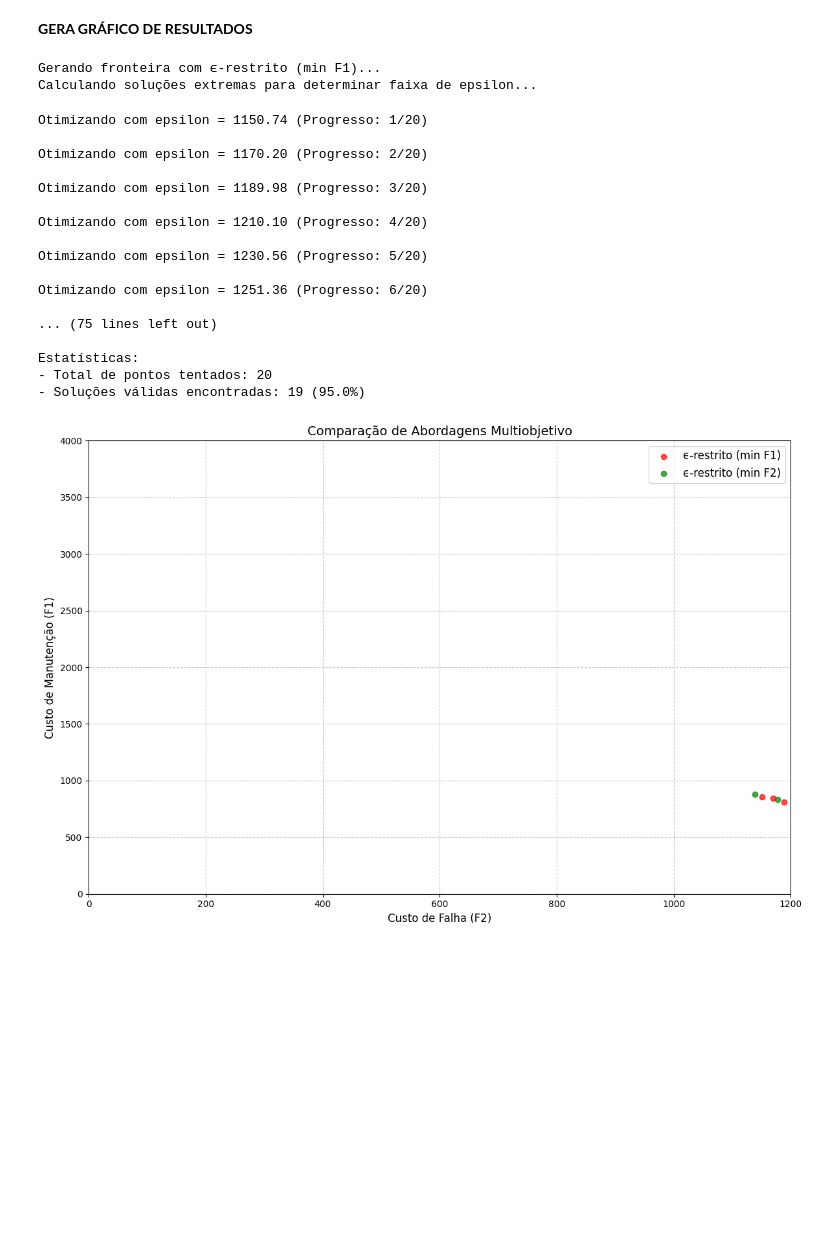
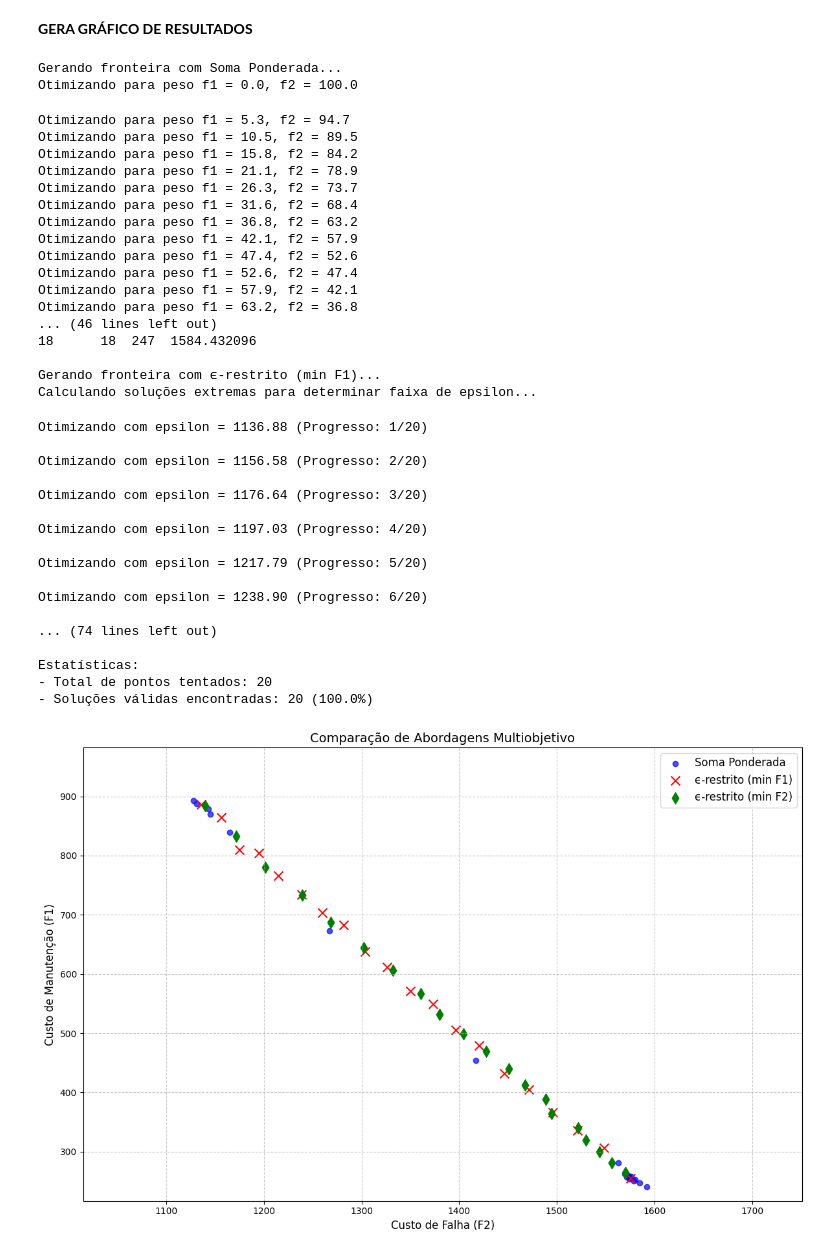
Before and after one commit to Rafioio/Trabalho-TD2, a Jupyter notebook: Td.ipynb, the cells around one changed output. Saved outputs shown, nothing was run; the diff lists cells and outputs as text; code cells hidden in the pictures; blank space fills up the shorter version.

```diff
--- a/Td.ipynb
+++ b/Td.ipynb
@@ -502,8 +502,8 @@ def gerar_fronteira_soma(dados, num_pontos=20, max_iteracoes=100):
 # Função para plotar resultados comparativos
 def plotar_resultados_comparativos(dados, num_pontos=20, max_iteracoes=100):
     # Gerar fronteiras com diferentes abordagens
-    # print("\nGerando fronteira com Soma Ponderada...")
-    #f1_pw, f2_pw = gerar_fronteira_pareto(dados, num_pontos, max_iteracoes)
+    print("\nGerando fronteira com Soma Ponderada...")
+    f1_pw, f2_pw = gerar_fronteira_soma(dados, num_pontos, max_iteracoes)
 
     print("\nGerando fronteira com ϵ-restrito (min F1)...")
     f1_eps1, f2_eps1 = gerar_fronteira_epsilon(dados, num_pontos, max_iteracoes, 'f1')
@@ -511,54 +511,77 @@ def plotar_resultados_comparativos(dados, num_pontos=20, max_iteracoes=100):
     print("\nGerando fronteira com ϵ-restrito (min F2)...")
     f1_eps2, f2_eps2 = gerar_fronteira_epsilon(dados, num_pontos, max_iteracoes, 'f2')
 
     # Plot comparativo
     plt.figure(figsize=(12, 8))
 
     # Soma ponderada
-    # plt.scatter(f2_pw, f1_pw, c='blue', marker='o', label='Soma Ponderada', alpha=0.7)
+    plt.scatter(f2_pw, f1_pw, c='blue', marker='o', label='Soma Ponderada', alpha=0.7)
 
     # ϵ-restrito (min f1)
-    plt.scatter(f2_eps1, f1_eps1, c='red', marker='o', label='ϵ-restrito (min F1)', alpha=0.7)
+    plt.scatter(f2_eps1, f1_eps1, c='red', marker='x', label='ϵ-restrito (min F1)', s=100)
 
     # ϵ-restrito (min f2)
-    plt.scatter(f2_eps2, f1_eps2, c='green', marker='o', label='ϵ-restrito (min F2)', alpha=0.7)
+    plt.scatter(f2_eps2, f1_eps2, c='green', marker='d', label='ϵ-restrito (min F2)', s=80)
 
     plt.title("Comparação de Abordagens Multiobjetivo", fontsize=14)
     plt.xlabel("Custo de Falha (F2)", fontsize=12)
     plt.ylabel("Custo de Manutenção (F1)", fontsize=12)
     plt.grid(True, linestyle='--', alpha=0.7)
     plt.legend(fontsize=12)
 
     # Adiciona valores extremos
+    extremos = {
+        'min_f1': min(f1_pw + f1_eps1 + f1_eps2),
+        'max_f1': max(f1_pw + f1_eps1 + f1_eps2),
+        'min_f2': min(f2_pw + f2_eps1 + f2_eps2),
+        'max_f2': max(f2_pw + f2_eps1 + f2_eps2)
+    }
 
-    plt.xlim(0, 1200)
-    plt.ylim(0, 4000)
+    plt.xlim(extremos['min_f2']*0.9, extremos['max_f2']*1.1)
+    plt.ylim(extremos['min_f1']*0.9, extremos['max_f1']*1.1)
 
     plt.tight_layout()
     plt.show()
 
 # Execução principal
 if __name__ == "__main__":
     dados = manutencao_def(Equipamentos, Planos)
     plotar_resultados_comparativos(dados, num_pontos=20, max_iteracoes=100)
 # %% [output]
-Gerando fronteira com ϵ-restrito (min F1)...
-Calculando soluções extremas para determinar faixa de epsilon...
+Gerando fronteira com Soma Ponderada...
+Otimizando para peso f1 = 0.0, f2 = 100.0
-Otimizando com epsilon = 1150.74 (Progresso: 1/20)
+Otimizando para peso f1 = 5.3, f2 = 94.7
+Otimizando para peso f1 = 10.5, f2 = 89.5
+Otimizando para peso f1 = 15.8, f2 = 84.2
+Otimizando para peso f1 = 21.1, f2 = 78.9
+Otimizando para peso f1 = 26.3, f2 = 73.7
+Otimizando para peso f1 = 31.6, f2 = 68.4
+Otimizando para peso f1 = 36.8, f2 = 63.2
+Otimizando para peso f1 = 42.1, f2 = 57.9
+Otimizando para peso f1 = 47.4, f2 = 52.6
+Otimizando para peso f1 = 52.6, f2 = 47.4
+Otimizando para peso f1 = 57.9, f2 = 42.1
+Otimizando para peso f1 = 63.2, f2 = 36.8
+... (46 lines left out)
+18      18  247  1584.432096
 
-Otimizando com epsilon = 1170.20 (Progresso: 2/20)
-
-Otimizando com epsilon = 1189.98 (Progresso: 3/20)
-
-Otimizando com epsilon = 1210.10 (Progresso: 4/20)
-
-Otimizando com epsilon = 1230.56 (Progresso: 5/20)
-
-Otimizando com epsilon = 1251.36 (Progresso: 6/20)
-
-... (75 lines left out)
-
-Estatísticas:
-- Total de pontos tentados: 20
-- Soluções válidas encontradas: 19 (95.0%)
+Gerando fronteira com ϵ-restrito (min F1)...
+Calculando soluções extremas para determinar faixa de epsilon...
+Otimizando com epsilon = 1136.88 (Progresso: 1/20)
+
+Otimizando com epsilon = 1156.58 (Progresso: 2/20)
+
+Otimizando com epsilon = 1176.64 (Progresso: 3/20)
+
+Otimizando com epsilon = 1197.03 (Progresso: 4/20)
+
+Otimizando com epsilon = 1217.79 (Progresso: 5/20)
+
+Otimizando com epsilon = 1238.90 (Progresso: 6/20)
+
+... (74 lines left out)
+
+Estatísticas:
+- Total de pontos tentados: 20
+- Soluções válidas encontradas: 20 (100.0%)
-[figure, old version]
+[figure, new version]
```
Also changed, not shown: parts of 4 cells of this notebook.
